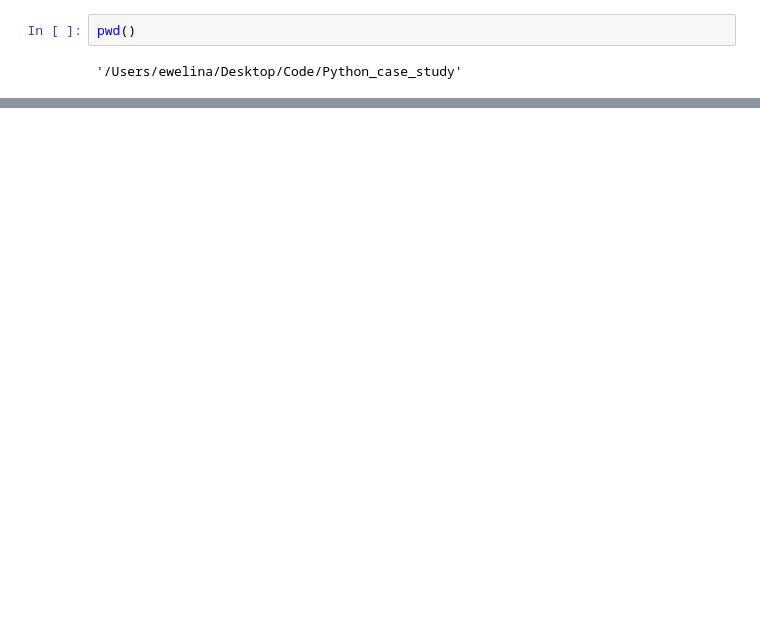
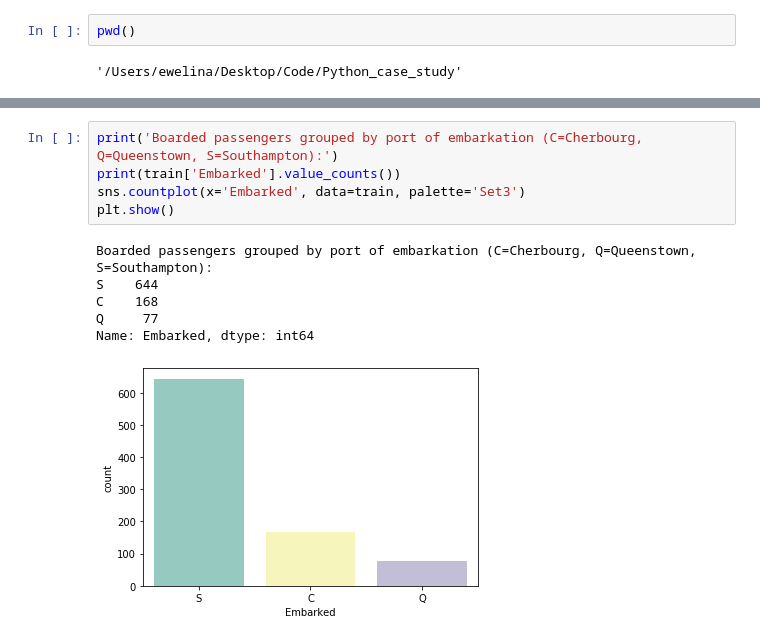
Before and after one commit to ewelinasarnacka/Python_case_study, a Jupyter notebook: case_study_08_decision_trees_reg_titanic.ipynb, the cells around one changed output, grey strips where cells are left out. Cells and saved outputs as stored; diff of their text form; blank space fills up the shorter version.

```diff
--- a/case_study_08_decision_trees_reg_titanic.ipynb
+++ b/case_study_08_decision_trees_reg_titanic.ipynb
@@ -45,0 +225,12 @@ train.head(3)
+# %%
+print('Boarded passengers grouped by port of embarkation (C=Cherbourg, Q=Queenstown, S=Southampton):')
+print(train['Embarked'].value_counts())
+sns.countplot(x='Embarked', data=train, palette='Set3')
+plt.show()
+# %% [output]
+Boarded passengers grouped by port of embarkation (C=Cherbourg, Q=Queenstown, S=Southampton):
+S    644
+C    168
+Q     77
+Name: Embarked, dtype: int64
+[figure, added]
```
Also changed, not shown: parts of 84 cells of this notebook.
